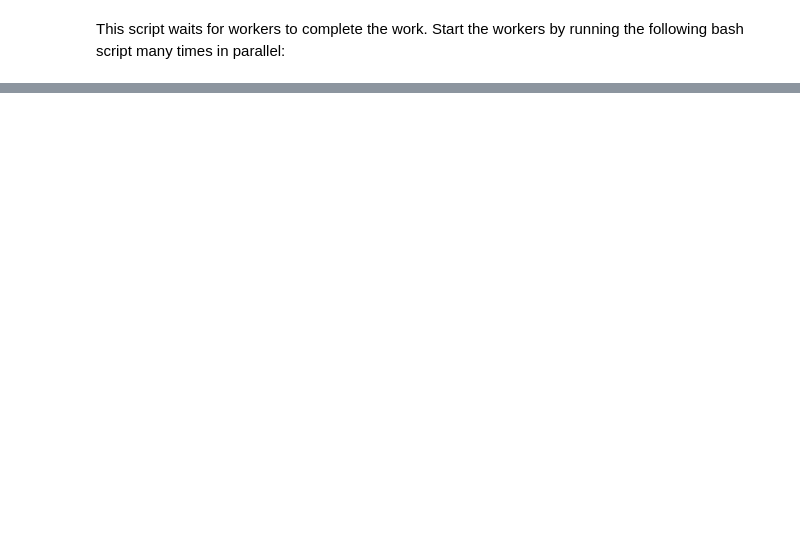
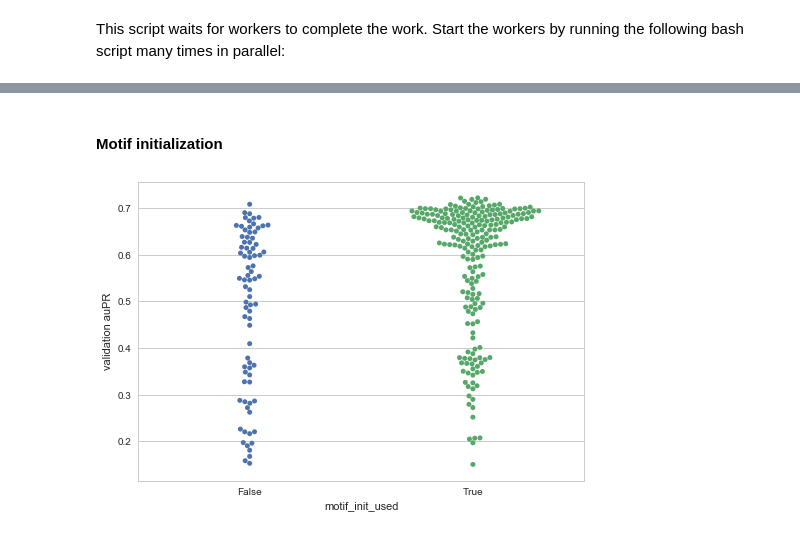
Before and after one commit to gagneurlab/concise, a Jupyter notebook: nbs/hyper-parameter_optimization.ipynb, the cells around one changed output, grey strips where cells are left out. Cells and saved outputs as stored; diff of their text form; code cells hidden in the pictures; blank space fills up the shorter version.

```diff
--- a/nbs/hyper-parameter_optimization.ipynb
+++ b/nbs/hyper-parameter_optimization.ipynb
@@ -300,0 +338,3 @@ See data.py, model.py and train.py in:
+# %%
+df = trials.as_df().sort_values("eval.auprc")
+df.sort_values("eval.auprc", ascending=False).head()
@@ -300,0 +439,2 @@ See data.py, model.py and train.py in:
+# %% [markdown]
+#### Motif initialization
@@ -300,0 +443,6 @@ See data.py, model.py and train.py in:
+# %%
+df["motif_init_used"] = ~df["param.model.motif_init.stddev"].isnull()
+sns.swarmplot("motif_init_used", "eval.auprc", data=df)
+plt.ylabel("validation auPR");
+# %% [output]
+[figure, added]
```
Also changed, not shown: parts of 63 cells of this notebook, 5 other files.
